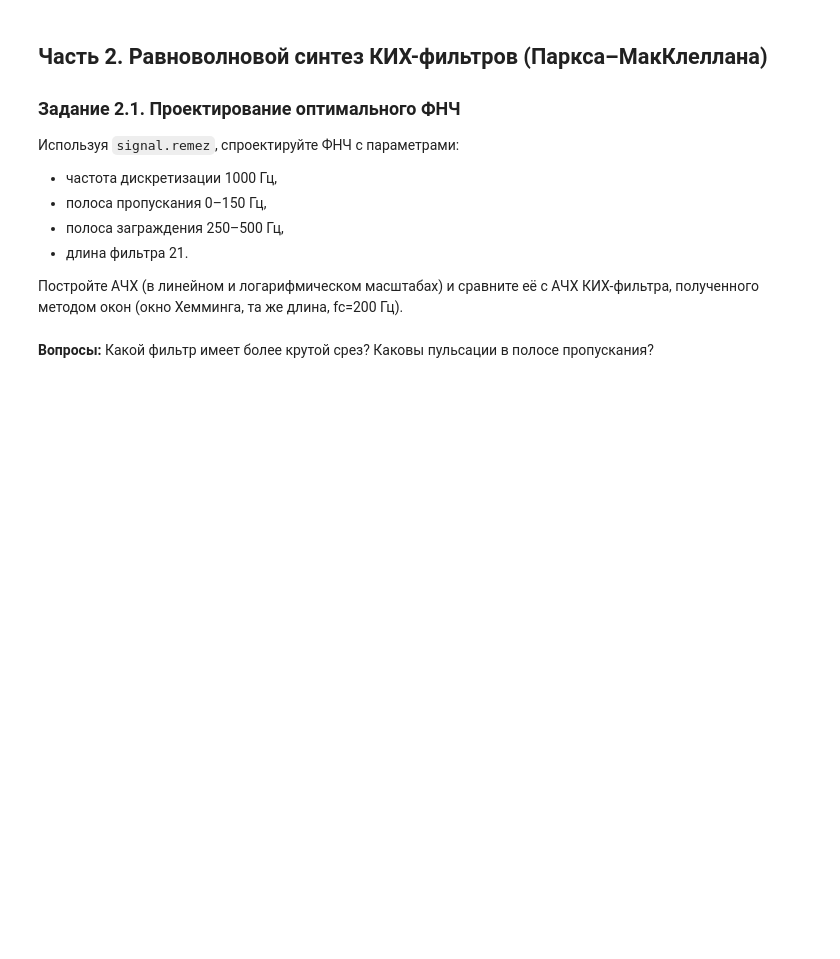
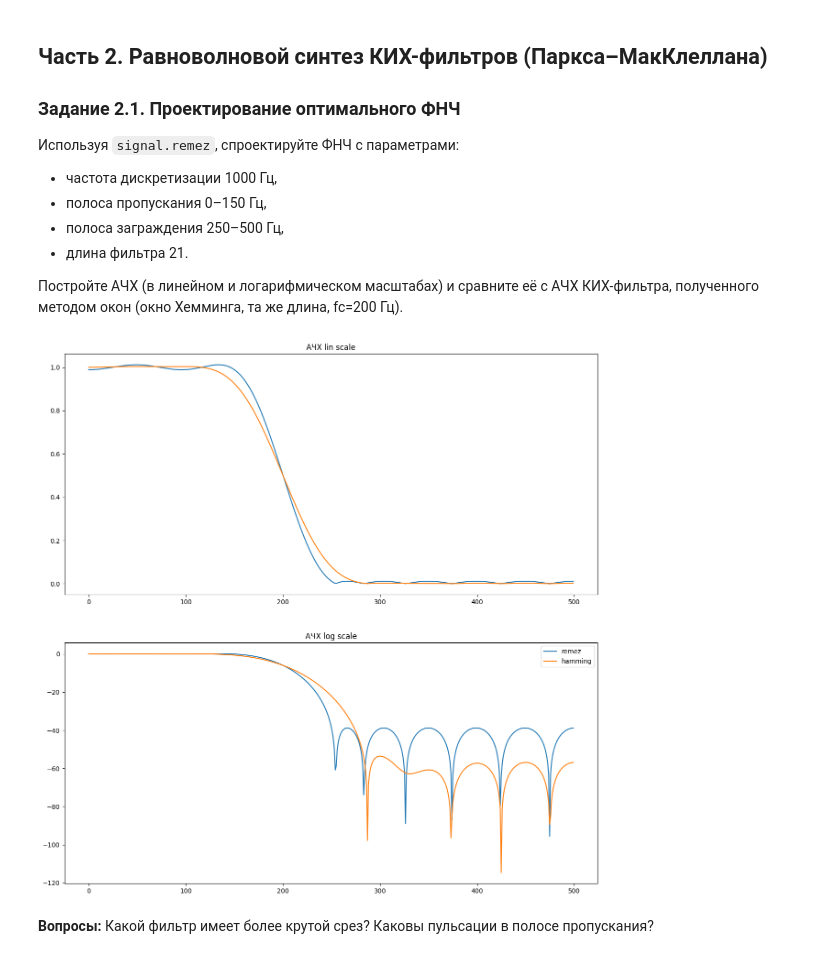
Before and after one commit to Korobokkk/YADRO-2026_dsp-seminars, a Jupyter notebook: seminars/6.ipynb, the cells around one changed output. Saved outputs shown, nothing was run; the diff lists cells and outputs as text; code cells hidden in the pictures; blank space fills up the shorter version.

```diff
--- a/seminars/6.ipynb
+++ b/seminars/6.ipynb
@@ -107,3 +152,32 @@ type_window = 'hamming'
+# %%
+L = 21
+fs_new = 1000
+bands = [0, 150, 250, 500]
+desired = [1, 0]
+fc = 200
+remez_filt = scipy.signal.remez(L, bands, desired, weight=None, fs= fs_new)
+ham_filt = scipy.signal.firwin(L, fc, window='hamming', fs = fs_new )
+
+w_remez, H_remez = scipy.signal.freqz(remez_filt, worN= 512, fs=fs_new)
+w_ham, H_ham = scipy.signal.freqz(ham_filt, worN=512, fs= fs_new)
+
+H_remez_db = 20 * np.log10(np.abs(H_remez) + 1e-12)
+H_ham_db = 20 * np.log10(np.abs(H_ham)+ 1e-12)
+
+plt.figure(figsize=(15, 15))
+plt.subplot(2, 1, 1)
+plt.title('АЧХ lin scale')
+plt.plot(w_remez, np.abs(H_remez), label = 'remez')
+plt.plot(w_ham, np.abs(H_ham), label = 'hamming')
+
+plt.subplot(2, 1, 2)
+plt.title('АЧХ log scale')
+plt.plot(w_remez, H_remez_db, label = 'remez')
+plt.plot(w_ham, H_ham_db, label = 'hamming')
+plt.legend()
+plt.show()
+# %% [output]
+[figure, added]
 # %% [markdown]
 
 **Вопросы:** Какой фильтр имеет более крутой срез? Каковы пульсации в полосе пропускания?
```
Also changed, not shown: parts of 5 cells of this notebook.
